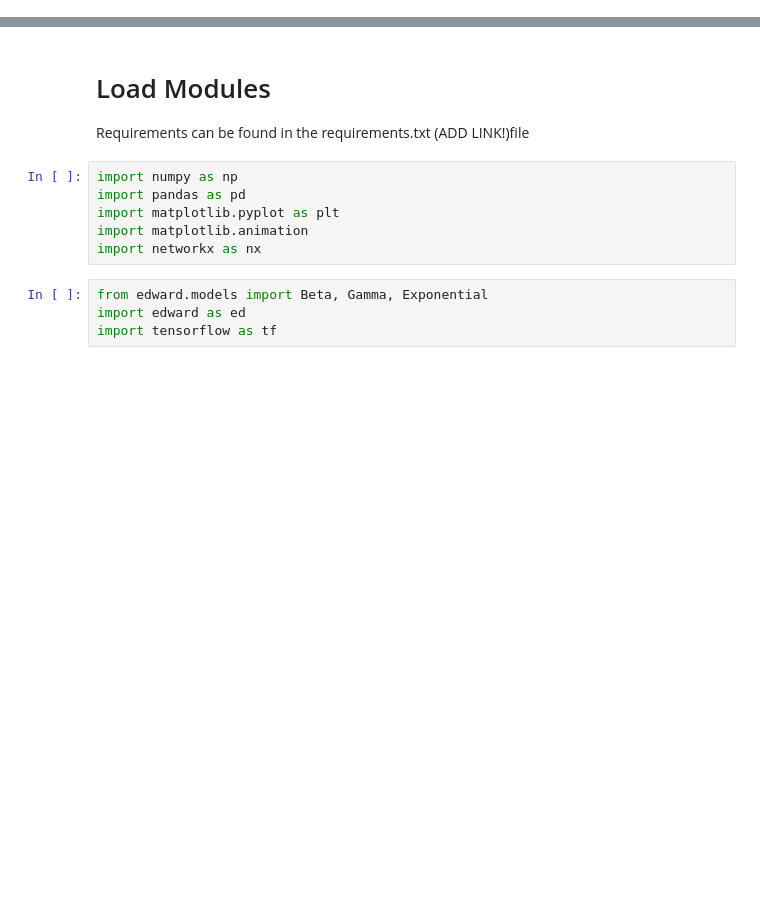
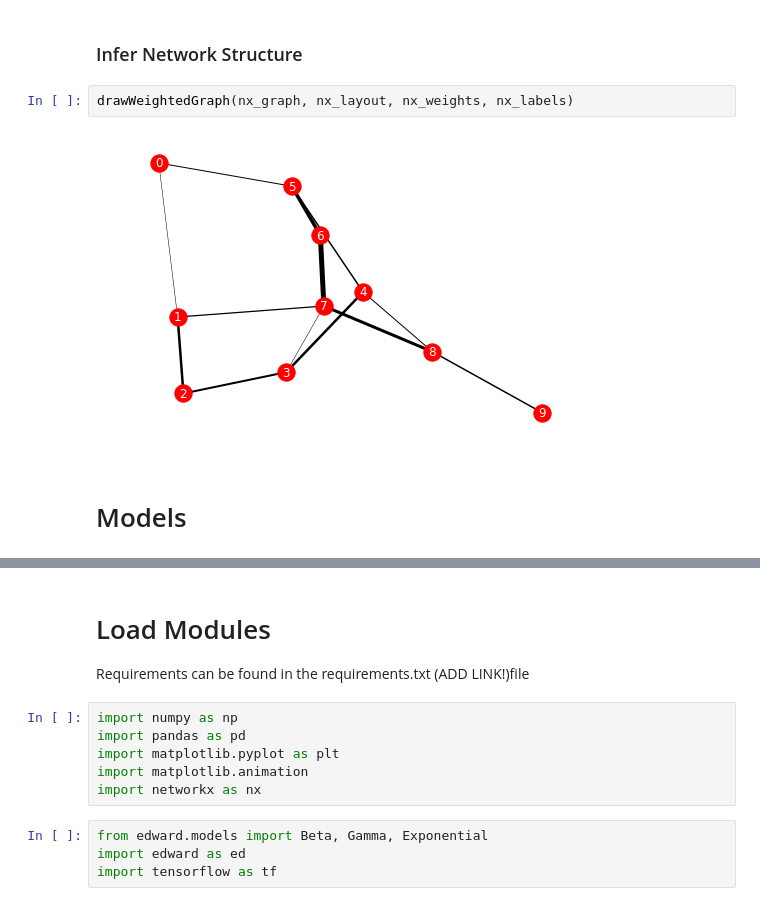
Before and after one commit to schneiderjf/hierarchical-diffnet, a Jupyter notebook: Final_Report.ipynb, the cells around one changed output, grey strips where cells are left out. Cells and saved outputs as stored; diff of their text form; blank space fills up the shorter version.

```diff
--- a/Final_Report.ipynb
+++ b/Final_Report.ipynb
@@ -76,0 +193,8 @@ To test our model adaptions we are using the memetracker [dataset](http://snap.s
+# %% [markdown]
+### Infer Network Structure
+# %%
+drawWeightedGraph(nx_graph, nx_layout, nx_weights, nx_labels)
+# %% [output]
+[figure, added]
+# %% [markdown]
+# Models
```
Also changed, not shown: parts of 24 cells of this notebook.
